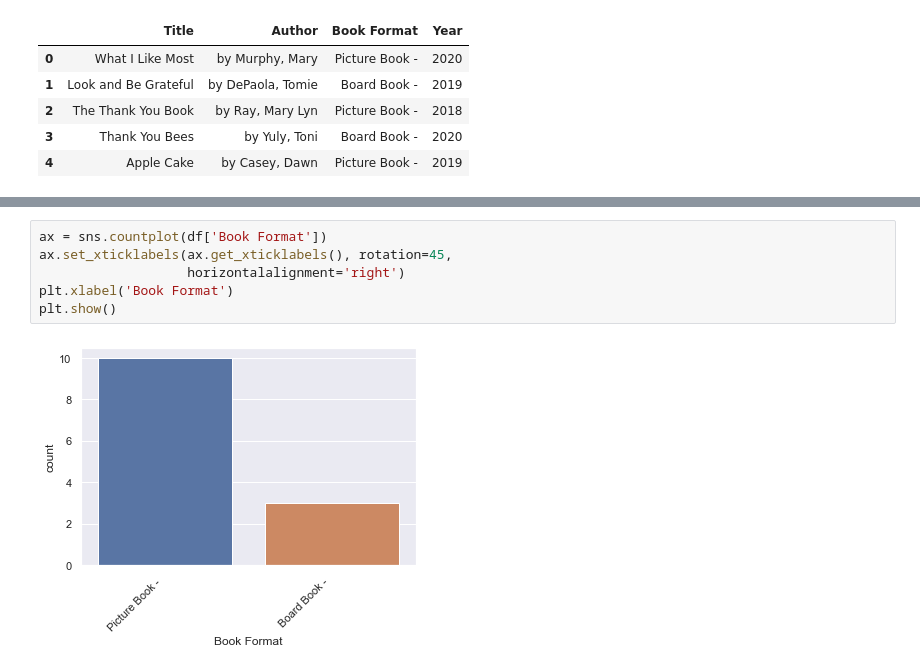
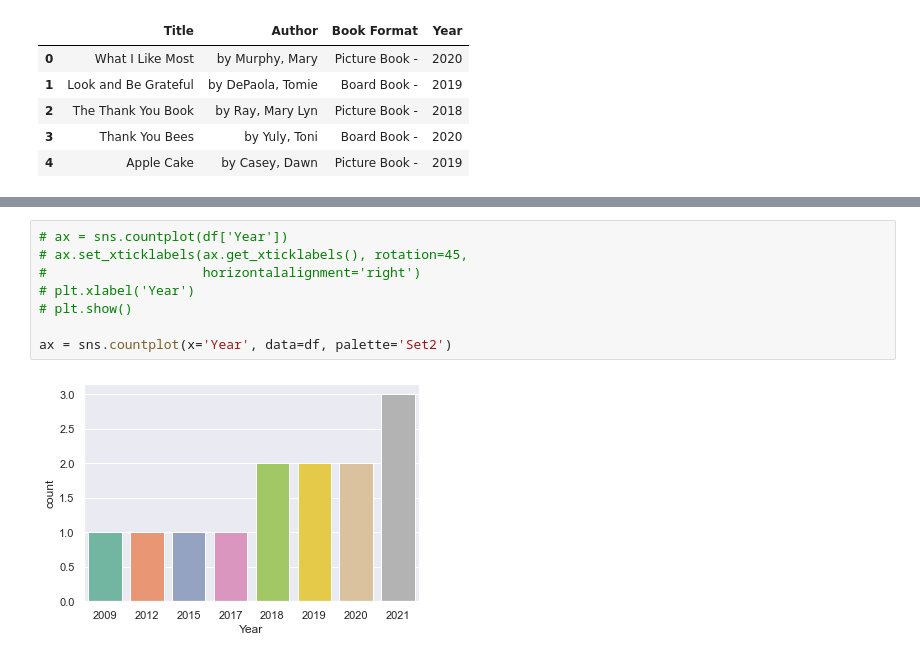
Before and after one commit to Ambush3/Scraping_KDL_Library, a Jupyter notebook: KDL.ipynb, the cells around one changed output, grey strips where cells are left out. Saved outputs shown, nothing was run; the diff lists cells and outputs as text.

Commit message:
Cleaning up plots

```diff
--- a/KDL.ipynb
+++ b/KDL.ipynb
@@ -216,8 +220,10 @@ memory usage: 544.0+ bytes
 # %%
-ax = sns.countplot(df['Book Format'])
-ax.set_xticklabels(ax.get_xticklabels(), rotation=45,
-                   horizontalalignment='right')
-plt.xlabel('Book Format')
-plt.show()
+# ax = sns.countplot(df['Year'])
+# ax.set_xticklabels(ax.get_xticklabels(), rotation=45,
+#                    horizontalalignment='right')
+# plt.xlabel('Year')
+# plt.show()
+
+ax = sns.countplot(x='Year', data=df, palette='Set2')
 # %% [output]
-[figure, old version]
+[figure, new version]
```
Also changed, not shown: parts of 2 cells of this notebook.
